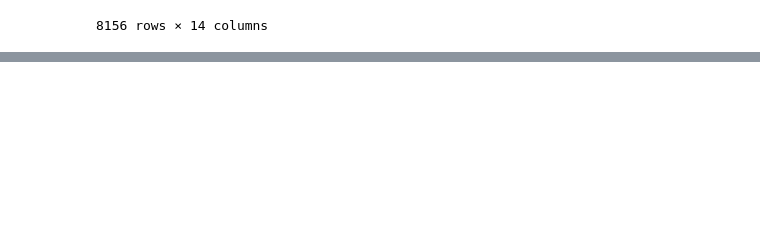
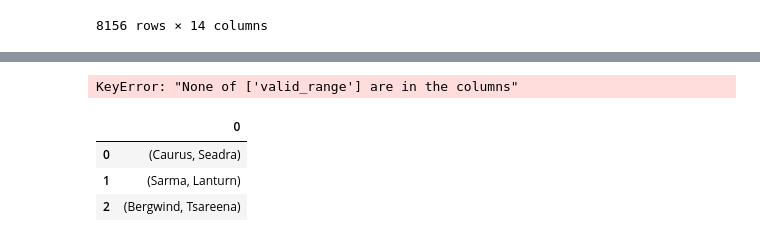
Before and after one commit to michael-fuest/DAiA-EON, a Jupyter notebook: Exploration.ipynb, the cells around one changed output, grey strips where cells are left out. Drawn from its saved outputs; the diff is of its cells as text; code cells hidden in the pictures; blank space fills up the shorter version.

```diff
--- a/Exploration.ipynb
+++ b/Exploration.ipynb
@@ -207,0 +268,16 @@ Name: supplier, Length: 135, dtype: int64
+# %%
+#Setting daily index and plotting price movement
+df_repricing_test1.set_index('valid_range', inplace = True)
+df_repricing_test2.set_index('valid_range', inplace = True)
+df_repricing_test3.set_index('valid_range', inplace = True)
+# %% [output]
+KeyError: "None of ['valid_range'] are in the columns"
+# %%
+#Looking at top 3 supplier tariff combos in the top 10 postcodes
+top_tariffs = pd.DataFrame(df_power.groupby(['supplier', 'tariff']).count().sort_values(by = 'date_valid_from').tail(3).index)
+top_tariffs
+# %% [output]
+|  | 0 |
+| 0 | (Caurus, Seadra) |
+| 1 | (Sarma, Lanturn) |
+| 2 | (Bergwind, Tsareena) |
```
Also changed, not shown: parts of 14 cells of this notebook.
